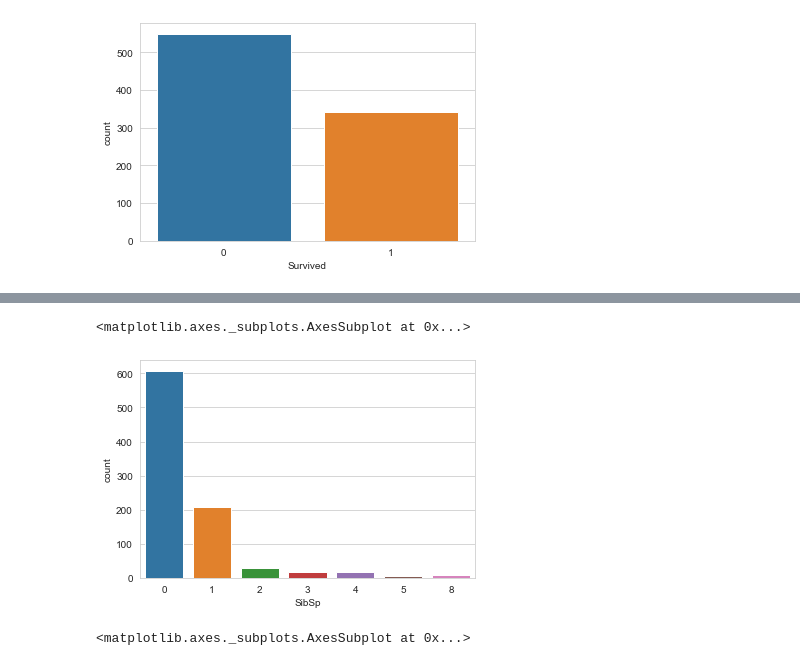
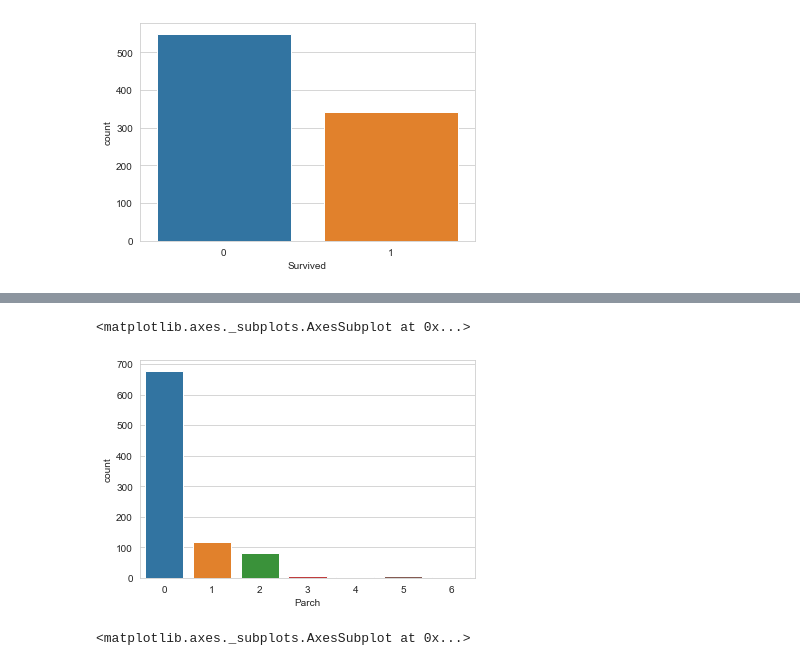
Before and after one commit to parjanyahk/titanicDataEda, a Jupyter notebook: titaniceda.ipynb, the cells around one changed output, grey strips where cells are left out. Saved outputs shown, nothing was run; the diff lists cells and outputs as text; code cells hidden in the pictures.

Commit message:
added more graphs

```diff
--- a/titaniceda.ipynb
+++ b/titaniceda.ipynb
@@ -111,3 +111,8 @@ sns.countplot('Survived', data = train)
 # %% [output]
 <matplotlib.axes._subplots.AxesSubplot at 0x...>
 [figure]
+# %%
+#Count plot of people having siblings or spouse
+
+sns.set_style('whitegrid')
+sns.countplot(x = 'SibSp', data = train)
@@ -114,8 +122,9 @@ sns.countplot('Survived', data = train)
 # %%
+#Count plot for Parch
 
 sns.set_style('whitegrid')
-sns.countplot(x = 'SibSp', data = train)
+sns.countplot(x = 'Parch', data = train)
 # %% [output]
 <matplotlib.axes._subplots.AxesSubplot at 0x...>
-[figure, old version]
+[figure, new version]
 # %%
```
Also changed, not shown: parts of 6 cells of this notebook.
